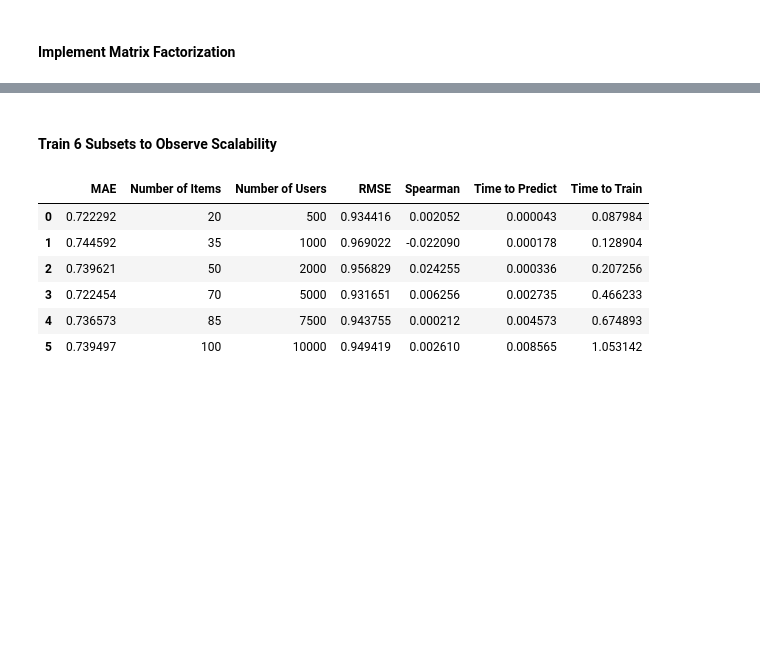
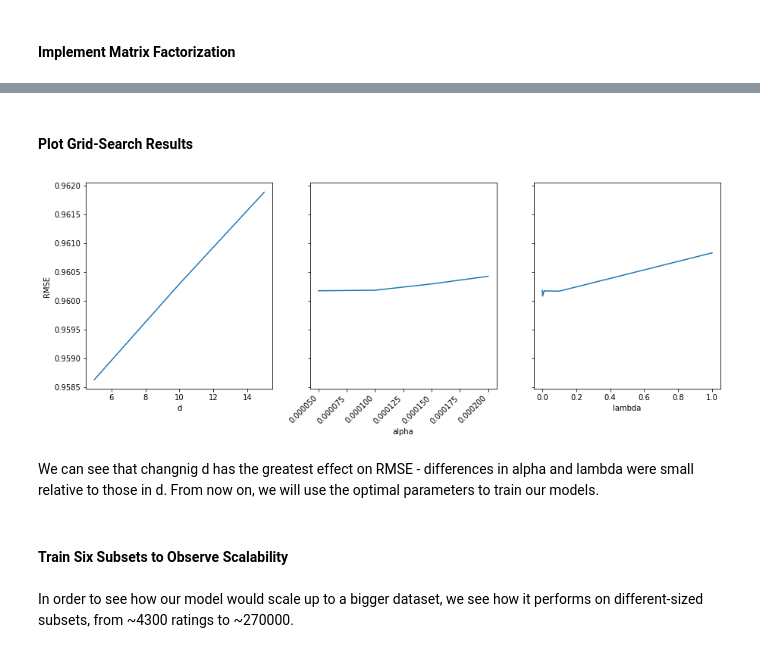
Before and after one commit to sdoctor7/book-recommendations, a Jupyter notebook: part1/matrix-fact-manual-regularized.ipynb, the cells around one changed output, grey strips where cells are left out. Drawn from its saved outputs; the diff is of its cells as text; code cells hidden in the pictures; blank space fills up the shorter version.

Commit message:
add markdown, finalize results

```diff
--- a/part1/matrix-fact-manual-regularized.ipynb
+++ b/part1/matrix-fact-manual-regularized.ipynb
@@ -198,0 +191,3 @@ The best parameters were d = 5.0, alpha = 0.0001, and lambda = 0.001, with an av
+# %%
+grid_results = pd.read_pickle('grid_results.p') # grid search results
+grid_results.sort_values('rmse')
@@ -199,5 +213,26 @@ The best parameters were d = 5.0, alpha = 0.0001, and lambda = 0.001, with an av
+# %% [markdown]
+#### Plot Grid-Search Results
+# %%
+fig, ax = plt.subplots(1,3, sharey=True, figsize=(15,5))
+ax[0].plot(grid_results.groupby('d')['rmse'].mean())
+ax[1].plot(grid_results.groupby('alpha')['rmse'].mean())
+ax[2].plot(grid_results.groupby('lambda')['rmse'].mean())
+ax[0].set_ylabel('RMSE')
+ax[0].set_xlabel('d')
+ax[1].set_xlabel('alpha')
+ax[2].set_xlabel('lambda')
+for tick in ax[1].get_xticklabels():
+    tick.set_rotation(45)
+    tick.set_horizontalalignment('right')
+plt.show()
+# %% [output]
+[figure, added]
+# %% [markdown]
+We can see that changnig d has the greatest effect on RMSE - differences in alpha and lambda were small relative to those in d. From now on, we will use the optimal parameters to train our models.
 # %% [markdown]
-#### Train 6 Subsets to Observe Scalability
+#### Train Six Subsets to Observe Scalability
+# %% [markdown]
+In order to see how our model would scale up to a bigger dataset, we see how it performs on different-sized subsets, from ~4300 ratings to ~270000.
 # %%
 def calc_MAE(M_test, preds): # calculate MAE using only observed entries
     mask_test = M_test != 0
@@ -250,11 +315 @@ for (X_train, X_test, n_users, n_items) in subsets:
     scalability_all.append(scalability)
-# %%
-pd.DataFrame(scalability_all)
-# %% [output]
-|  | MAE | Number of Items | Number of Users | RMSE | Spearman | Time to Predict | Time to Train |
-| 0 | 0.722292 | 20 | 500 | 0.934416 | 0.002052 | 0.000043 | 0.087984 |
-| 1 | 0.744592 | 35 | 1000 | 0.969022 | -0.022090 | 0.000178 | 0.128904 |
-| 2 | 0.739621 | 50 | 2000 | 0.956829 | 0.024255 | 0.000336 | 0.207256 |
-| 3 | 0.722454 | 70 | 5000 | 0.931651 | 0.006256 | 0.002735 | 0.466233 |
-| 4 | 0.736573 | 85 | 7500 | 0.943755 | 0.000212 | 0.004573 | 0.674893 |
-| 5 | 0.739497 | 100 | 10000 | 0.949419 | 0.002610 | 0.008565 | 1.053142 |
```
Also changed, not shown: parts of 28 cells of this notebook.
